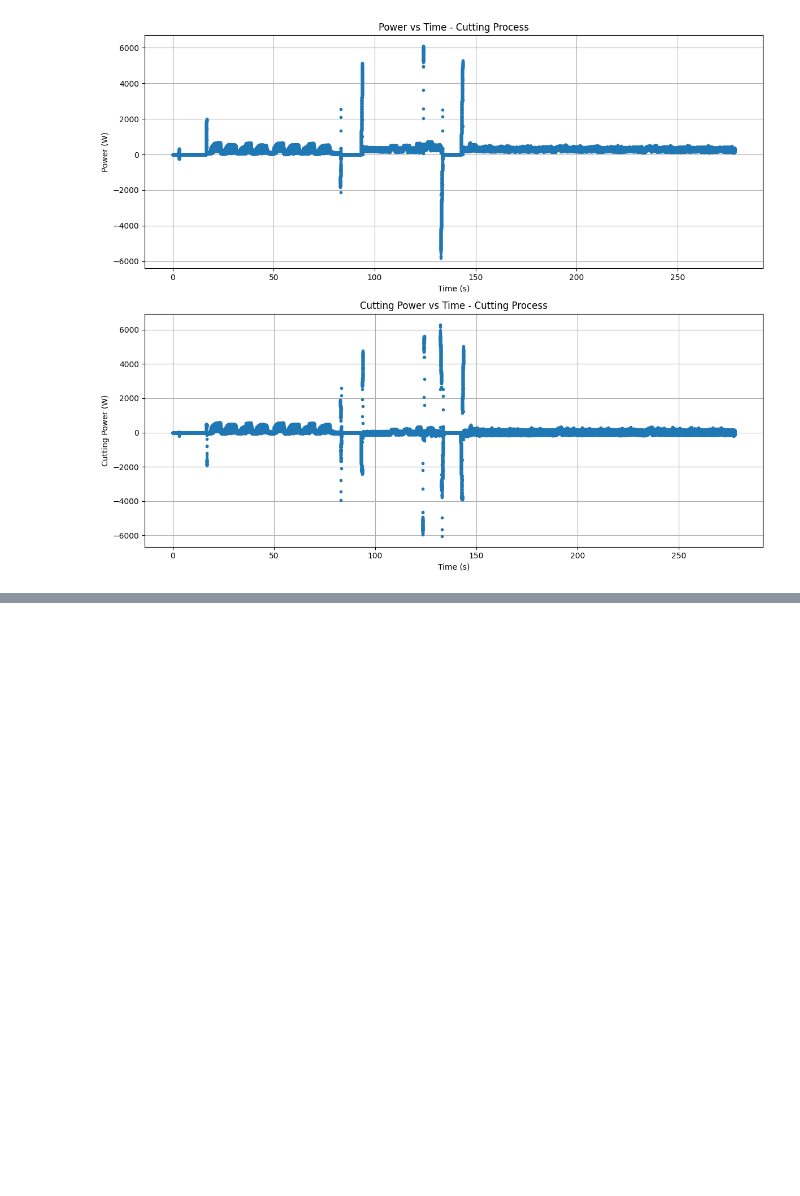
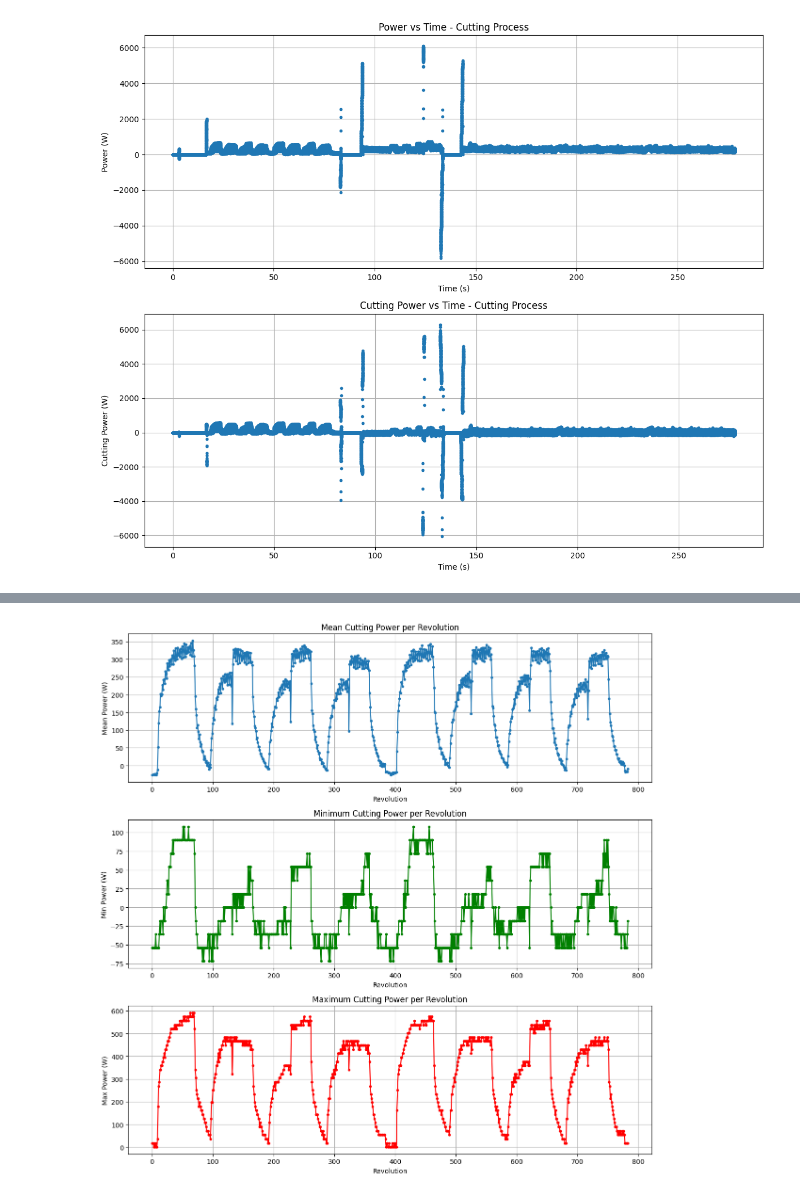
Before and after one commit to PaoloRos/MASSMa, a Jupyter notebook: 2_assignment/DRILL_2nd_Ass.ipynb, the cells around one changed output, grey strips where cells are left out. Drawn from its saved outputs; the diff is of its cells as text; code cells hidden in the pictures; blank space fills up the shorter version.

```diff
--- a/2_assignment/DRILL_2nd_Ass.ipynb
+++ b/2_assignment/DRILL_2nd_Ass.ipynb
@@ -112,0 +132,26 @@ stats = df150.groupby('rev')['power'].agg(
+# %%
+fig, axes = plt.subplots(3, 1, figsize=(12, 12))
+fig.subplots_adjust(hspace=0.4)
+
+axes[0].plot(stats['rev'], stats['mean_power'], marker='.')
+axes[0].set_xlabel('Revolution')
+axes[0].set_ylabel('Mean Power (W)')
+axes[0].set_title('Mean Cutting Power per Revolution')
+axes[0].grid(True)
+
+axes[1].plot(stats['rev'], stats['min_power'], marker='.', color='green')
+axes[1].set_xlabel('Revolution')
+axes[1].set_ylabel('Min Power (W)')
+axes[1].set_title('Minimum Cutting Power per Revolution')
+axes[1].grid(True)
+
+axes[2].plot(stats['rev'], stats['max_power'], marker='.', color='red')
+axes[2].set_xlabel('Revolution')
+axes[2].set_ylabel('Max Power (W)')
+axes[2].set_title('Maximum Cutting Power per Revolution')
+axes[2].grid(True)
+
+plt.tight_layout()
+plt.show()
+# %% [output]
+[figure, added]
```
Also changed, not shown: parts of 8 cells of this notebook.
